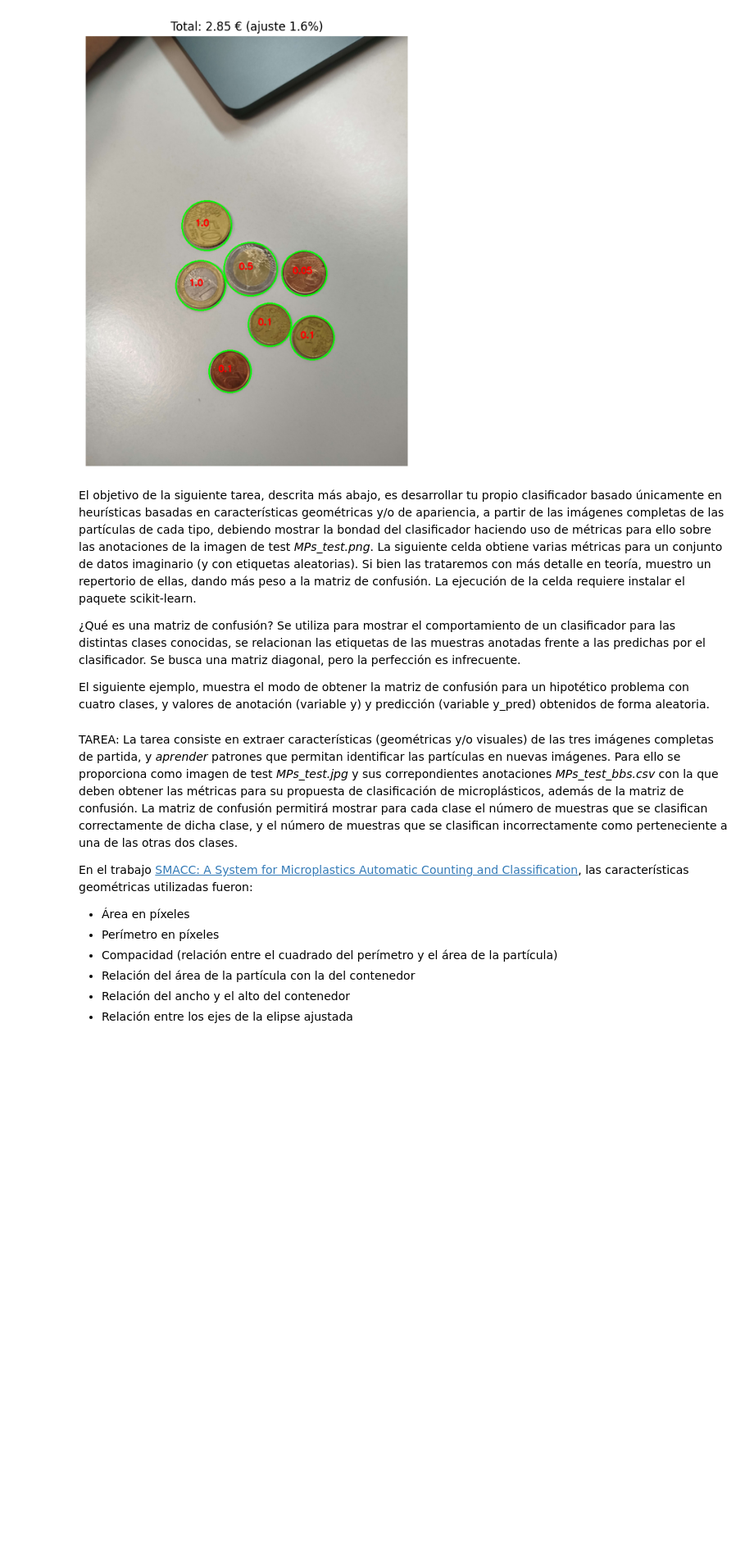
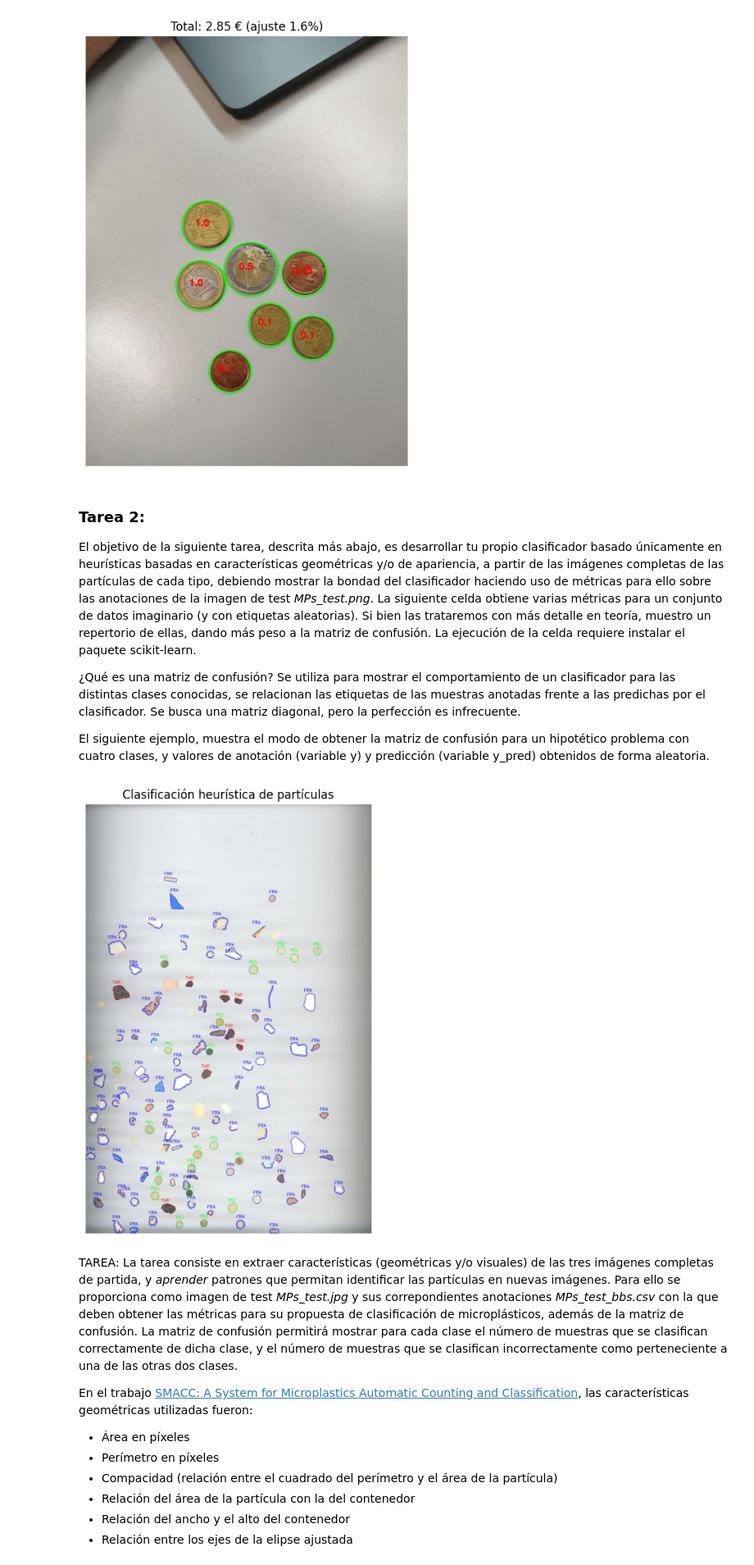
Before and after one commit to davidmrnd/VC, a Jupyter notebook: P3/VC_P3.ipynb, the cells around one changed output. Shown at 82% size. Drawn from its saved outputs; the diff is of its cells as text; code cells hidden in the pictures; blank space fills up the shorter version.

```diff
--- a/P3/VC_P3.ipynb
+++ b/P3/VC_P3.ipynb
@@ -110,12 +116,78 @@ plt.show()
 # %% [output]
 [figure]
 # %% [markdown]
+### Tarea 2:
 El objetivo de la siguiente tarea, descrita más abajo, es desarrollar tu propio clasificador basado únicamente en heurísticas basadas en características geométricas y/o de apariencia, a partir de las imágenes completas de las partículas de cada tipo, debiendo mostrar la bondad del clasificador haciendo uso de métricas para ello sobre las anotaciones de la imagen de test *MPs_test.png*. La siguiente celda obtiene varias métricas para un conjunto de datos imaginario (y con etiquetas aleatorias). Si bien las trataremos con más detalle en teoría, muestro un repertorio de ellas, dando más peso a la matriz de confusión. La ejecución de la celda requiere instalar el paquete scikit-learn.
 
 ¿Qué es una matriz de confusión?
 Se utiliza para mostrar el comportamiento de un clasificador para las distintas clases conocidas, se relacionan las etiquetas de las muestras anotadas frente a las predichas por el clasificador. Se busca una matriz diagonal, pero la perfección es infrecuente.
 
 El siguiente ejemplo, muestra el modo de obtener la matriz de confusión para un hipotético problema con cuatro clases, y valores de anotación (variable y) y predicción (variable y_pred) obtenidos de forma aleatoria.
+# %%
+# --- Archivos ---
+image = "MPs_test.jpg"
+
+# --- Carga imagen original ---
+imgorig = cv2.imread(image)
+img_gray = cv2.cvtColor(imgorig, cv2.COLOR_BGR2GRAY)
+img_smooth = cv2.GaussianBlur(img_gray, (5,5), 0)
+
+# --- Umbral adaptativo ---
+th = cv2.adaptiveThreshold(img_smooth, 255,
+                           cv2.ADAPTIVE_THRESH_GAUSSIAN_C,
+                           cv2.THRESH_BINARY, 11, 2)
+th_inv = 255 - th  # invertimos para resaltar partículas
+
+# --- Binarización final para contornos ---
+_, th_bin = cv2.threshold(th_inv, 120, 255, cv2.THRESH_BINARY)
+contours, _ = cv2.findContours(th_bin, cv2.RETR_EXTERNAL, cv2.CHAIN_APPROX_SIMPLE)
+
+# --- Imagen para dibujar resultados ---
+img_clasif = imgorig.copy()
+
+# --- Clasificación heurística ---
+for c in contours:
+    area = cv2.contourArea(c)
+    if area < 50:
+        continue
+
+    perim = cv2.arcLength(c, True)
+    if perim == 0:
+        continue
+
+    x, y, w, h = cv2.boundingRect(c)
+    circularity = 4 * np.pi * area / (perim ** 2)
+    aspecto = w / h if h != 0 else 0
+
+    # --- Color promedio dentro del contorno (original en gris) ---
+    mask = np.zeros(img_gray.shape, dtype=np.uint8)
+    cv2.drawContours(mask, [c], -1, 255, -1)
+    mean_val = cv2.mean(img_gray, mask=mask)[0]  # 0-255, 0=negro
+
+    # --- Reglas heurísticas refinadas ---
+    if circularity > 0.85:  #para PEL.png 0.005 para el resto 0.85
+        clase = "PEL"   # Partículas circulares
+        color = (0, 255, 0)
+    elif mean_val < 125 and aspecto > 0.9: # para TAR.png 125, 0.7 para 125, FRA.png 80, 0.9 y para MPs_test 125, 0.9
+        clase = "TAR"   # Partículas negras y alargadas
+        color = (0, 0, 255)
+    else:
+        clase = "FRA"   # Fragmentos restantes
+        color = (255, 0, 0)
+
+    # --- Dibujar contorno y etiqueta ---
+    cv2.drawContours(img_clasif, [c], -1, color, 1)
+    cv2.putText(img_clasif, clase, (x, y - 5),
+                cv2.FONT_HERSHEY_SIMPLEX, 0.4, color, 1)
+
+# --- Visualización ---
+plt.figure(figsize=(8,8))
+plt.imshow(cv2.cvtColor(img_clasif, cv2.COLOR_BGR2RGB))
+plt.title('Clasificación heurística de partículas')
+plt.axis('off')
+plt.show()
+# %% [output]
+[figure, added]
 # %% [markdown]
 TAREA: La tarea consiste en extraer características (geométricas y/o visuales) de las tres imágenes completas de partida, y *aprender* patrones que permitan identificar las partículas en nuevas imágenes. Para ello se proporciona como imagen de test *MPs_test.jpg* y sus correpondientes anotaciones *MPs_test_bbs.csv* con la que deben obtener las métricas para su propuesta de clasificación de microplásticos, además de la matriz de confusión. La matriz de confusión permitirá mostrar para cada clase el número de muestras que se clasifican correctamente de dicha clase, y el número de muestras que se clasifican incorrectamente como perteneciente a una de las otras dos clases.
 
```
Also changed, not shown: parts of 4 cells of this notebook.
